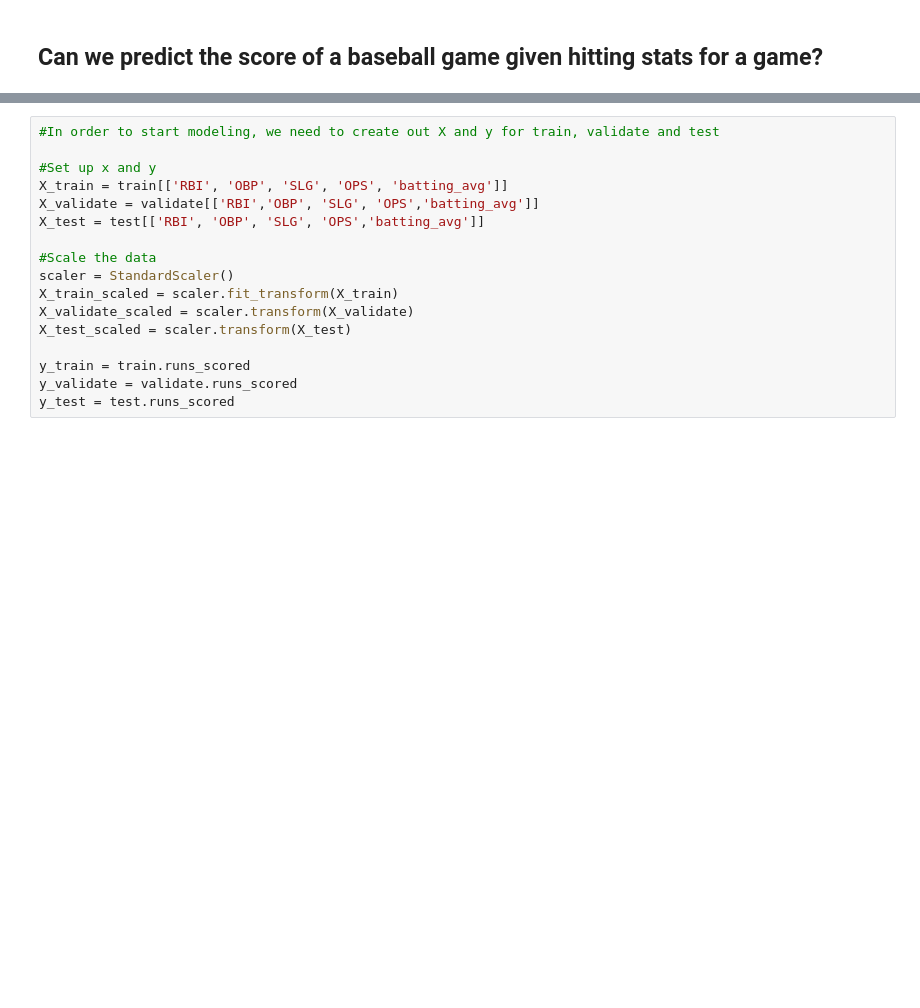
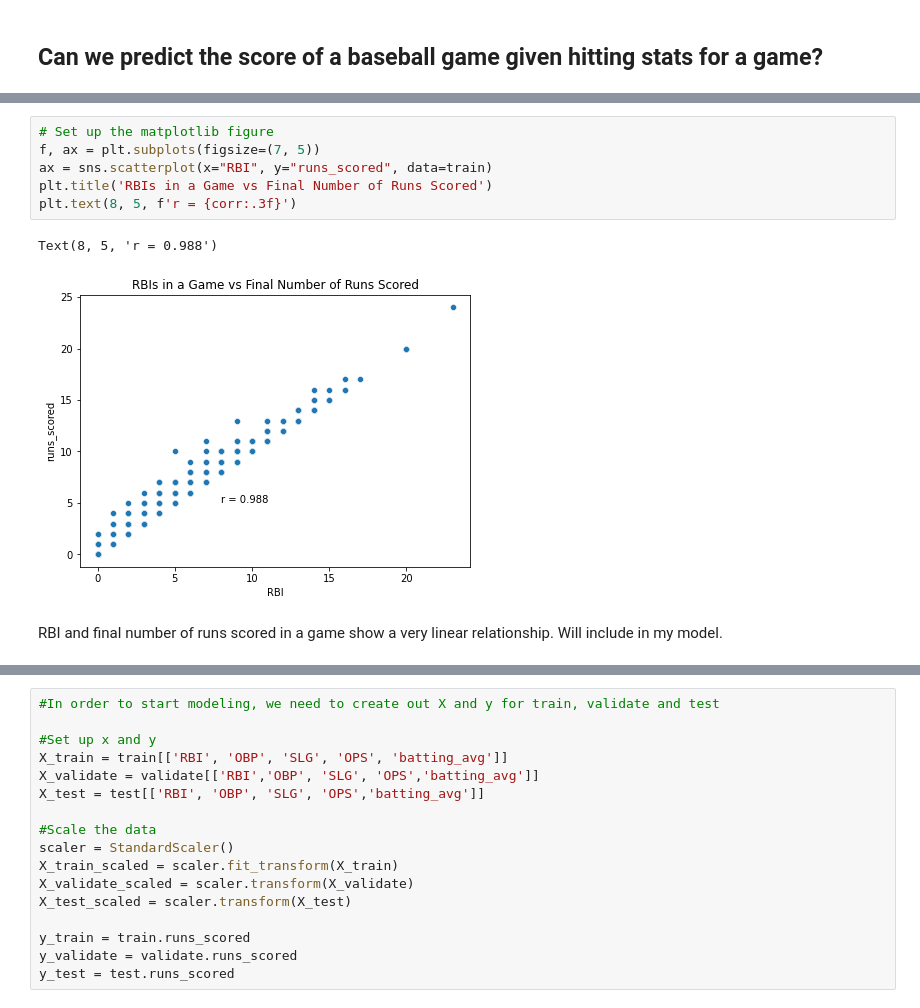
Before and after one commit to veronica-f-reyes/individual-project, a Jupyter notebook: initial_notebook.ipynb, the cells around one changed output, grey strips where cells are left out. Drawn from its saved outputs; the diff is of its cells as text; blank space fills up the shorter version.

Commit message:
Working on Modeling

```diff
--- a/initial_notebook.ipynb
+++ b/initial_notebook.ipynb
@@ -1272,0 +1306,11 @@ Given what we know thus far, we will create a linear regression models to try an
+# %%
+# Set up the matplotlib figure
+f, ax = plt.subplots(figsize=(7, 5))
+ax = sns.scatterplot(x="RBI", y="runs_scored", data=train)
+plt.title('RBIs in a Game vs Final Number of Runs Scored')
+plt.text(8, 5, f'r = {corr:.3f}')
+# %% [output]
+Text(8, 5, 'r = 0.988')
+[figure, added]
+# %% [markdown]
+RBI and final number of runs scored in a game show a very linear relationship.  Will include in my model.
```
Also changed, not shown: parts of 25 cells of this notebook.
